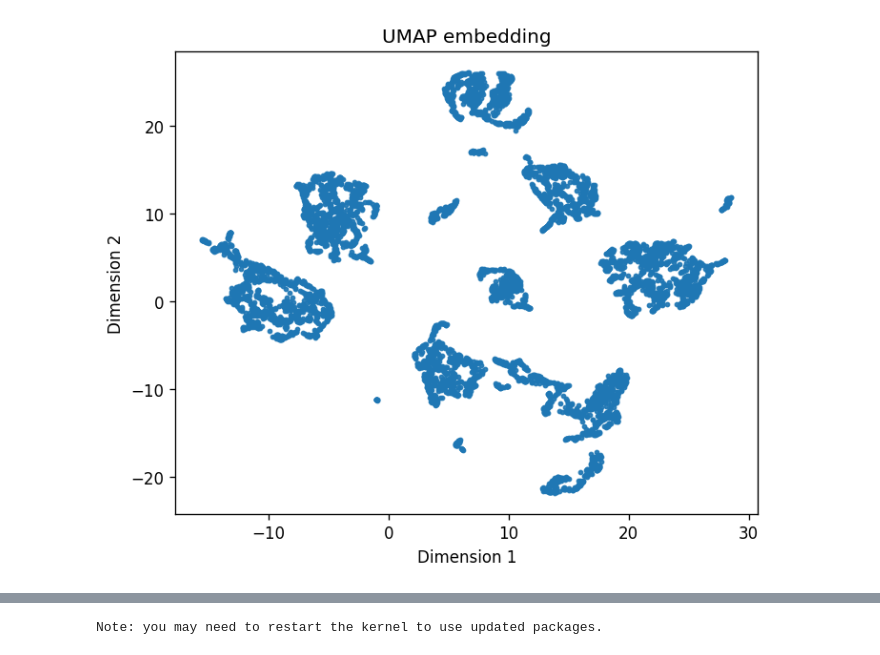
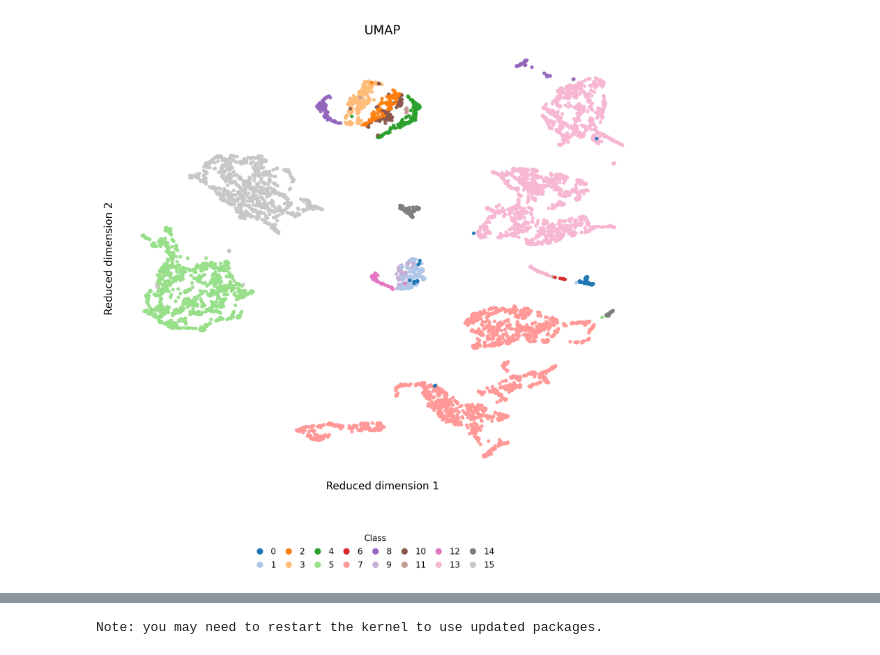
Before and after one commit to Yangxinsix/curator, a Jupyter notebook: figures.ipynb, the cells around one changed output, grey strips where cells are left out. Drawn from its saved outputs; the diff is of its cells as text; code cells hidden in the pictures.

Commit message:
figures

```diff
--- a/figures.ipynb
+++ b/figures.ipynb
@@ -7,2 +5,0 @@ from curator.utils import create_model_from_mace
-# %%
-feats = torch.load('feats.pth')
@@ -12,3 +71,9 @@ import matplotlib.pyplot as plt
 from sklearn.preprocessing import StandardScaler
 from sklearn.decomposition import PCA
 import umap
+# %%
+num_atoms = []
+for atoms in traj[::10]:
+    num_atoms.append(len(atoms))
+
+classes = set(num_atoms)
@@ -14,0 +100,6 @@ import umap
+# %%
+counts = num_atoms
+
+class_to_idx = {v: i for i, v in enumerate(classes)}
+counts = np.asarray(counts)
+labels = np.fromiter((class_to_idx.get(x, -1) for x in counts), dtype=int, count=len(counts))
@@ -14,0 +110,5 @@ import umap
+# %%
+
+
+for i, atoms in traj:
+    if len(atoms) == 330:
@@ -15,31 +149,47 @@ import umap
 # %%
-X = feats.squeeze().numpy()
-do_pca = (X.shape[1] > 100)
-if do_pca:
-    X_in = PCA(n_components=50, random_state=42).fit_transform(X)
-else:
-    X_in = X
+# ===== 4) 作图 =====
+fig, ax = plt.subplots(figsize=(9, 8), dpi=300)
 
-reducer = umap.UMAP(
-    n_neighbors=25,          # 中等邻域；保留簇，又不至于太碎
-    min_dist=0.25,           # 稍大→簇不至于过于拥挤，分布更均匀
-    spread=1.2,              # 略放大整体尺度，避免重叠
-    repulsion_strength=1.5,  # ↑ 更强的排斥，让全局更均匀
-    negative_sample_rate=10, # ↑ 提升“推开”采样频率，布局更均匀
-    set_op_mix_ratio=0.5,    # 局部/全局折中
-    init='spectral',         # 全局布局更稳定
-    metric='euclidean',      # 嵌入向量可用 'cosine'
-    random_state=45
+sc = ax.scatter(
+    emb2d[:, 0], emb2d[:, 1],
+    c=inv, cmap=cmap, norm=norm,
+    s=6, alpha=0.9
 )
-emb2d = reducer.fit_transform(X_in)   # (n, 2)
 
-# ===== 4) 作图 =====
-plt.figure(figsize=(6, 5), dpi=120)
-plt.scatter(emb2d[:, 0], emb2d[:, 1], s=6, alpha=0.9)
-plt.title("UMAP embedding")
-plt.xlabel("Dimension 1")
-plt.ylabel("Dimension 2")
-plt.tight_layout()
-plt.show()
+# 只要图，不要坐标轴
+ax.set_aspect('auto')
+
+# 保留标题和坐标标签
+ax.set_title("UMAP", fontsize=12)
+ax.set_xlabel("Reduced dimension 1", fontsize=10)
+ax.set_ylabel("Reduced dimension 2", fontsize=10)
+
+# 隐藏刻度与边框
+ax.tick_params(left=False, bottom=False, labelleft=False, labelbottom=False)
+for spine in ax.spines.values():
+    spine.set_visible(False)
+
+# 图例放在底部（所有类标签）
+handles = [plt.Line2D([0], [0], marker='o', linestyle='',
+                      markersize=6, markerfacecolor=cmap(i), markeredgecolor='none')
+           for i in range(K)]
+
+# 先给底部留点空白，再放图例
+plt.subplots_adjust(bottom=0.16)  # 视需要可调大些
+legend = fig.legend(
+    handles, [str(u) for u in uniq],
+    loc='lower center',            # 底部居中
+    ncol=8,                        # 16类 → 8列x2行，按需要调成16列一行：ncol=16
+    frameon=False,
+    title="Class",
+    borderaxespad=0.5,
+    handlelength=1.0,
+    columnspacing=1.0,
+    labelspacing=0.6
+)
+
+# 保存时尽量紧凑
+fig.savefig("umap_scatter.png", dpi=300, bbox_inches='tight', pad_inches=0.2)
+# plt.show()
 # %% [output]
-[figure, old version]
+[figure, new version]
```
Also changed, not shown: parts of 80 cells of this notebook.
